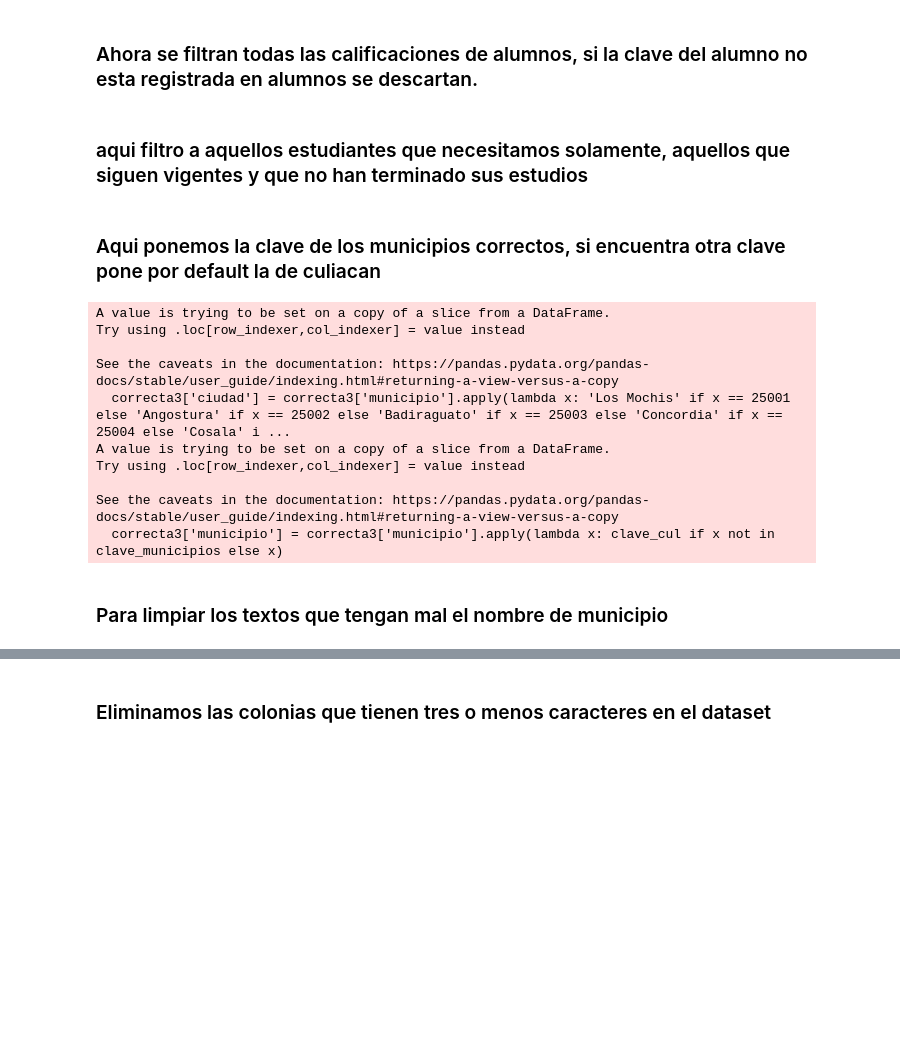
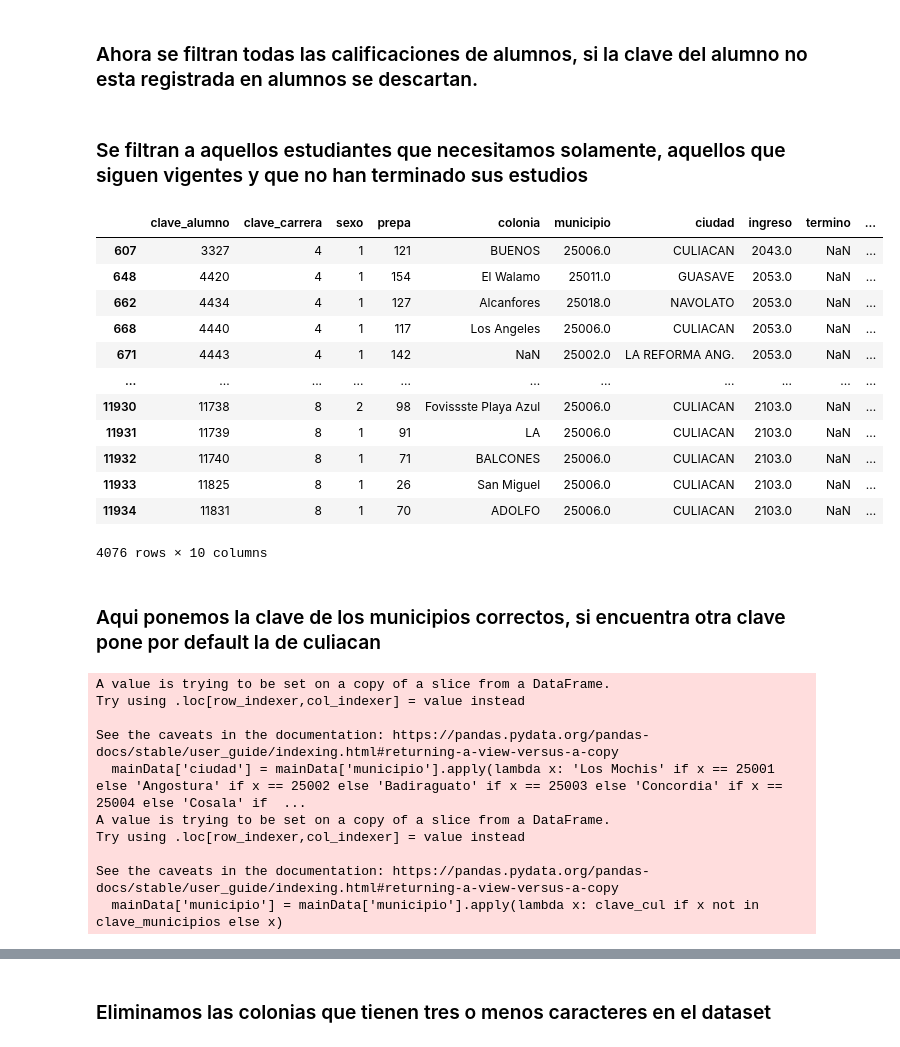
Before and after one commit to KingSplatt/Data-Analysis, a Jupyter notebook: data-analysis.ipynb, the cells around one changed output, grey strips where cells are left out. Cells and saved outputs as stored; diff of their text form; code cells hidden in the pictures; blank space fills up the shorter version.

```diff
--- a/data-analysis.ipynb
+++ b/data-analysis.ipynb
@@ -54,7 +36,22 @@ correcta = pd.merge(estudiantes, escuelas[['clave']], left_on='prepa', right_on=
 correcta2 = pd.merge(calificaciones, estudiantes[['clave_alumno']], left_on='clave_alumno', right_on='clave_alumno', how='inner')
 #correcta2.sort_values('clave_alumno')
 # %% [markdown]
-### aqui filtro a aquellos estudiantes que necesitamos solamente, aquellos que siguen vigentes y que no han terminado sus estudios
+### Se filtran a aquellos estudiantes que necesitamos solamente, aquellos que siguen vigentes y que no han terminado sus estudios
 # %%
-correcta3 = estudiantes[(estudiantes['termino'].isnull()) & (estudiantes['causa_salida']==1)]
+mainData = estudiantes[(estudiantes['termino'].isnull()) & (estudiantes['causa_salida']==1)]
 #correcta3.sort_values('clave_alumno')
+mainData
+# %% [output]
+|  | clave_alumno | clave_carrera | sexo | prepa | colonia | municipio | ciudad | ingreso | termino | ... |
+| 607 | 3327 | 4 | 1 | 121 | BUENOS | 25006.0 | CULIACAN | 2043.0 | NaN | ... |
+| 648 | 4420 | 4 | 1 | 154 | El Walamo | 25011.0 | GUASAVE | 2053.0 | NaN | ... |
+| 662 | 4434 | 4 | 1 | 127 | Alcanfores | 25018.0 | NAVOLATO | 2053.0 | NaN | ... |
+| 668 | 4440 | 4 | 1 | 117 | Los Angeles | 25006.0 | CULIACAN | 2053.0 | NaN | ... |
+| 671 | 4443 | 4 | 1 | 142 | NaN | 25002.0 | LA REFORMA ANG. | 2053.0 | NaN | ... |
+| ... | ... | ... | ... | ... | ... | ... | ... | ... | ... | ... |
+| 11930 | 11738 | 8 | 2 | 98 | Fovissste Playa Azul | 25006.0 | CULIACAN | 2103.0 | NaN | ... |
+| 11931 | 11739 | 8 | 1 | 91 | LA | 25006.0 | CULIACAN | 2103.0 | NaN | ... |
+| 11932 | 11740 | 8 | 1 | 71 | BALCONES | 25006.0 | CULIACAN | 2103.0 | NaN | ... |
+| 11933 | 11825 | 8 | 1 | 26 | San Miguel | 25006.0 | CULIACAN | 2103.0 | NaN | ... |
+| 11934 | 11831 | 8 | 1 | 70 | ADOLFO | 25006.0 | CULIACAN | 2103.0 | NaN | ... |
+4076 rows × 10 columns
@@ -66,24 +59,22 @@ nombres_unicos = pd.DataFrame(estudiantes.groupby("municipio")["ciudad"].apply(l
 ### Aqui ponemos la clave de los municipios correctos, si encuentra otra clave pone por default la de culiacan
 # %%
 #los municipios con clave le asignamos su ciudad correspondiente
-correcta3['ciudad'] = correcta3['municipio'].apply(lambda x: 'Los Mochis' if x == 25001 else 'Angostura' if x == 25002 else 'Badiraguato' if x == 25003 else 'Concordia' if x == 25004 else 'Cosala' if x == 25005 else 'Culiacan' if x == 25006 else 'Choix' if x == 25007 else 'La Cruz' if x == 25008 else 'Escuinapa' if x == 25009 else 'El Fuerte' if x == 25010 else 'Guasave' if x == 25011 else 'Mazatlan' if x == 25012 else 'Mocorito' if x == 25013 else 'Rosario' if x == 25014 else 'Guamuchil' if x == 25015 else 'San Ignacio' if x == 25016 else 'Sinaloa de Leyva' if x == 25017 else 'Navolato' if x == 25018 else 'ElDorado' if x == 25019 else 'Juan Jose Rios' if x == 25020 else 'No encontrado')
+mainData['ciudad'] = mainData['municipio'].apply(lambda x: 'Los Mochis' if x == 25001 else 'Angostura' if x == 25002 else 'Badiraguato' if x == 25003 else 'Concordia' if x == 25004 else 'Cosala' if x == 25005 else 'Culiacan' if x == 25006 else 'Choix' if x == 25007 else 'La Cruz' if x == 25008 else 'Escuinapa' if x == 25009 else 'El Fuerte' if x == 25010 else 'Guasave' if x == 25011 else 'Mazatlan' if x == 25012 else 'Mocorito' if x == 25013 else 'Rosario' if x == 25014 else 'Guamuchil' if x == 25015 else 'San Ignacio' if x == 25016 else 'Sinaloa de Leyva' if x == 25017 else 'Navolato' if x == 25018 else 'ElDorado' if x == 25019 else 'Juan Jose Rios' if x == 25020 else 'No encontrado')
 #para los municipios que no tienen bien su clave se le asignan por default a culiacan
 clave_municipios = [25001, 25002, 25003, 25004, 25005, 25006, 25007, 25008, 25009, 25010, 25011, 25012, 25013, 25014, 25015, 25016, 25017, 25018, 25019, 25020]
 clave_cul = 25006
 #si no esta en la lista de claves de municipios se le asigna a culiacan
-correcta3.loc[~correcta3['municipio'].isin(clave_municipios), 'ciudad'] = 'Culiacan'
+mainData.loc[~mainData['municipio'].isin(clave_municipios), 'ciudad'] = 'Culiacan'
 #ahora cambiamos los municipios que estan mal a la clave de culiacan
-correcta3['municipio'] = correcta3['municipio'].apply(lambda x: clave_cul if x not in clave_municipios else x)
+mainData['municipio'] = mainData['municipio'].apply(lambda x: clave_cul if x not in clave_municipios else x)
 # %% [output]
 A value is trying to be set on a copy of a slice from a DataFrame.
 Try using .loc[row_indexer,col_indexer] = value instead
 
 See the caveats in the documentation: https://pandas.pydata.org/pandas-docs/stable/user_guide/indexing.html#returning-a-view-versus-a-copy
-  correcta3['ciudad'] = correcta3['municipio'].apply(lambda x: 'Los Mochis' if x == 25001 else 'Angostura' if x == 25002 else 'Badiraguato' if x == 25003 else 'Concordia' if x == 25004 else 'Cosala' i ...
+  mainData['ciudad'] = mainData['municipio'].apply(lambda x: 'Los Mochis' if x == 25001 else 'Angostura' if x == 25002 else 'Badiraguato' if x == 25003 else 'Concordia' if x == 25004 else 'Cosala' if  ...
 A value is trying to be set on a copy of a slice from a DataFrame.
 Try using .loc[row_indexer,col_indexer] = value instead
 
 See the caveats in the documentation: https://pandas.pydata.org/pandas-docs/stable/user_guide/indexing.html#returning-a-view-versus-a-copy
-  correcta3['municipio'] = correcta3['municipio'].apply(lambda x: clave_cul if x not in clave_municipios else x)
+  mainData['municipio'] = mainData['municipio'].apply(lambda x: clave_cul if x not in clave_municipios else x)
-# %% [markdown]
-### Para limpiar los textos que tengan mal el nombre de municipio
```
Also changed, not shown: parts of 28 cells of this notebook, 1 other file.
